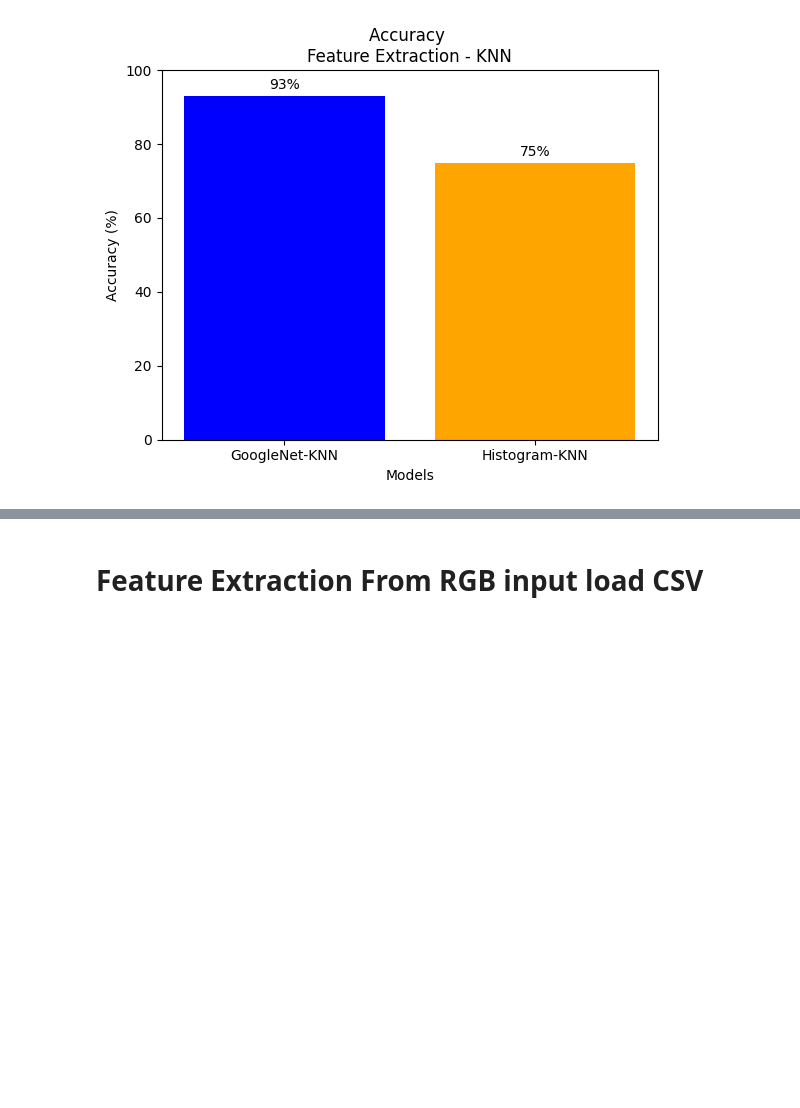
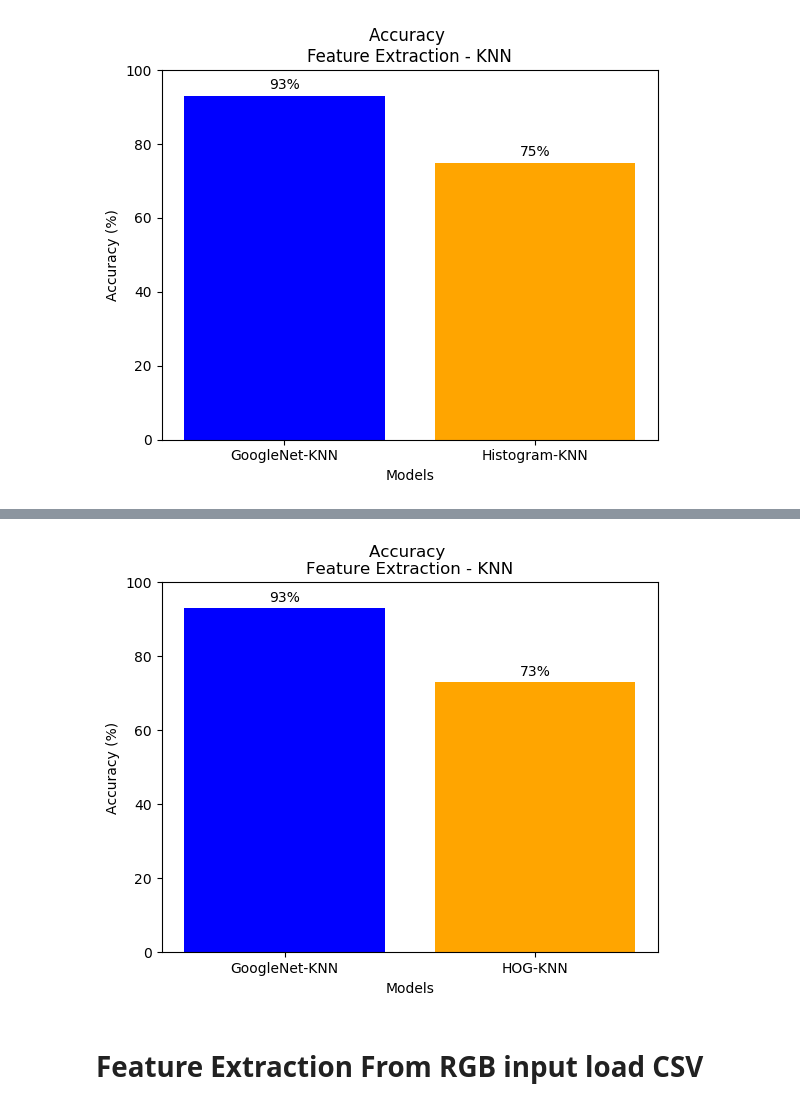
Before and after one commit to TeguhPermana666/Skripsi, a Jupyter notebook: Ekstrak_feature.ipynb, the cells around one changed output, grey strips where cells are left out. Drawn from its saved outputs; the diff is of its cells as text; code cells hidden in the pictures; blank space fills up the shorter version.

Commit message:
Update result

```diff
--- a/Ekstrak_feature.ipynb
+++ b/Ekstrak_feature.ipynb
@@ -261,0 +343,20 @@ plt.show()
+# %%
+all_indices = np.array(indices)
+# Calculate ranking-based accuracy
+num_correct_neighbors = np.sum(all_indices == np.arange(all_indices.shape[1])[np.newaxis, :])
+
+# Print intermediate results for debugging
+print("All Indices:")
+print(all_indices)
+print("\nArange Indices:")
+print(np.arange(all_indices.shape[1])[np.newaxis, :])
+
+# If the values in all_indices are not within the range of indices, adjust the comparison
+adjusted_indices = np.arange(all_indices.shape[1])[np.newaxis, :]
+num_correct_neighbors = np.sum(np.isin(all_indices, adjusted_indices))
+total_possible_matches = all_indices.size
+
+# Ranking-based accuracy
+ranking_accuracy_hog = num_correct_neighbors / total_possible_matches
+
+print(f'Ranking-based Accuracy: {ranking_accuracy_hog * 100:.2f}%')
@@ -262,3 +376,26 @@ plt.show()
+# %%
+import matplotlib.pyplot as plt
+
+# Data
+models = ['GoogleNet-KNN', 'HOG-KNN']
+accuracies = [int(0.93 *100), int(ranking_accuracy_hog*100)]  # Replace with your actual accuracy values
+
+# Plotting the bar chart
+fig, ax = plt.subplots()
+bars = ax.bar(models, accuracies, color=['blue', 'orange'])
+
+# Adding accuracy values as text on top of the bars
+for bar, acc in zip(bars, accuracies):
+    height = bar.get_height()
+    ax.text(bar.get_x() + bar.get_width() / 2, height + 1, f'{acc}%', ha='center', va='bottom')
+
+plt.ylim(0, 100)  # Set the y-axis limit based on your accuracy scale
+plt.xlabel('Models')
+plt.ylabel('Accuracy (%)')
+plt.title('Accuracy \nFeature Extraction - KNN')
+plt.show()
+# %% [output]
+[figure, added]
 # %% [markdown]
 # Feature Extraction From RGB input load CSV
 # %%
```
Also changed, not shown: parts of 10 cells of this notebook, 4 other files.
